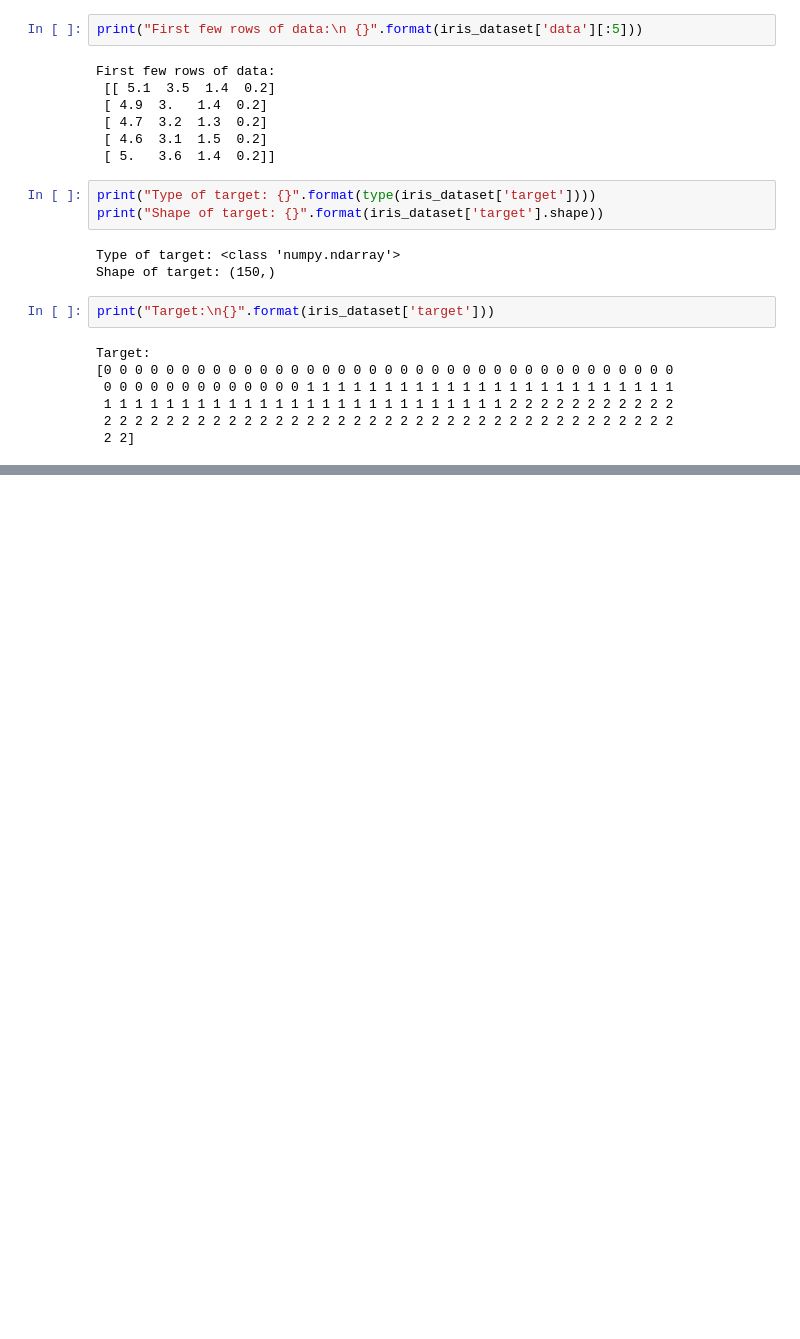
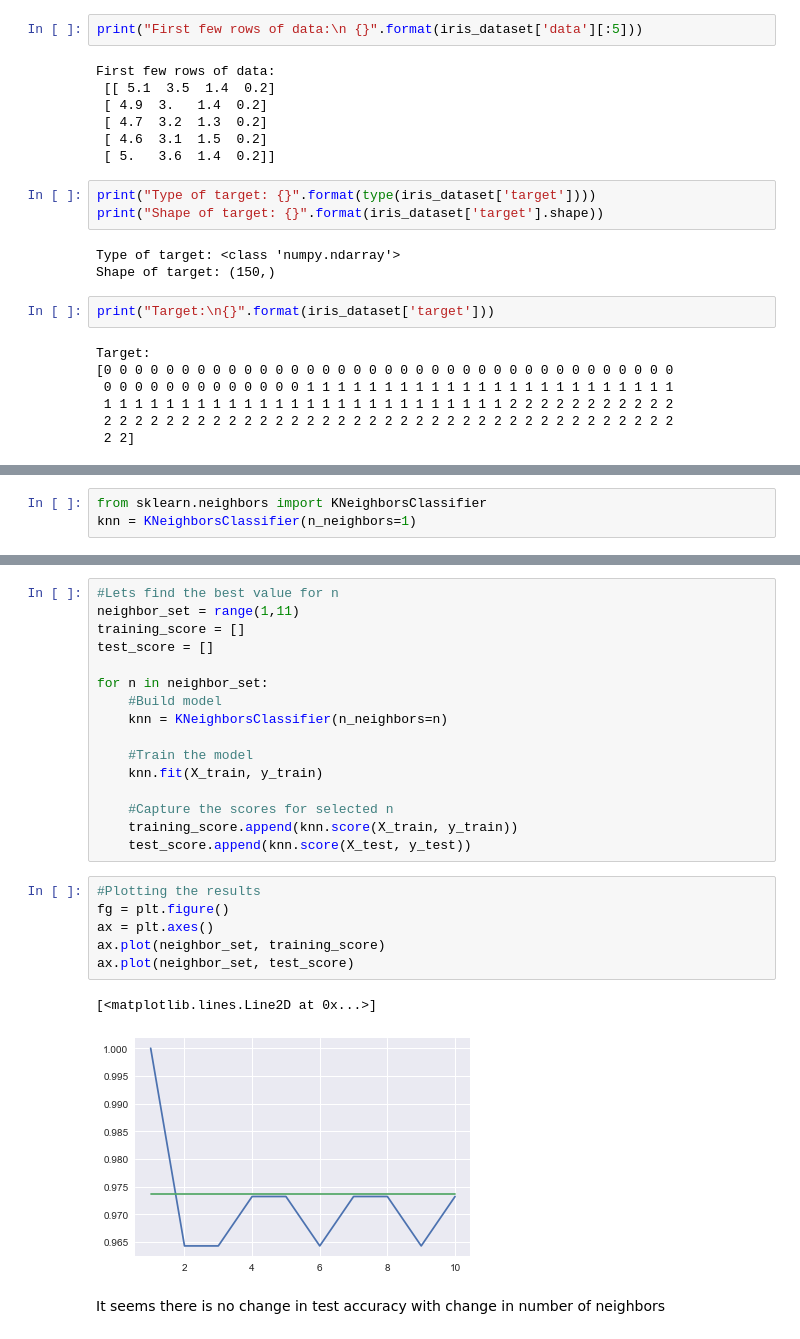
Before and after one commit to princegaurav/knn-on-iris, a Jupyter notebook: Classify iris species.ipynb, the cells around one changed output, grey strips where cells are left out. Drawn from its saved outputs; the diff is of its cells as text; blank space fills up the shorter version.

```diff
--- a/Classify iris species.ipynb
+++ b/Classify iris species.ipynb
@@ -62,0 +103,3 @@ Target:
+# %%
+from sklearn.neighbors import KNeighborsClassifier
+knn = KNeighborsClassifier(n_neighbors=1)
@@ -62,0 +111,27 @@ Target:
+# %%
+#Lets find the best value for n
+neighbor_set = range(1,11)
+training_score = []
+test_score = []
+
+for n in neighbor_set:
+    #Build model
+    knn = KNeighborsClassifier(n_neighbors=n)
+
+    #Train the model
+    knn.fit(X_train, y_train)
+
+    #Capture the scores for selected n
+    training_score.append(knn.score(X_train, y_train))
+    test_score.append(knn.score(X_test, y_test))
+# %%
+#Plotting the results
+fg = plt.figure()
+ax = plt.axes()
+ax.plot(neighbor_set, training_score)
+ax.plot(neighbor_set, test_score)
+# %% [output]
+[<matplotlib.lines.Line2D at 0x...>]
+[figure, added]
+# %% [markdown]
+It seems there is no change in test accuracy with change in number of neighbors
```
Also changed, not shown: parts of 8 cells of this notebook.
